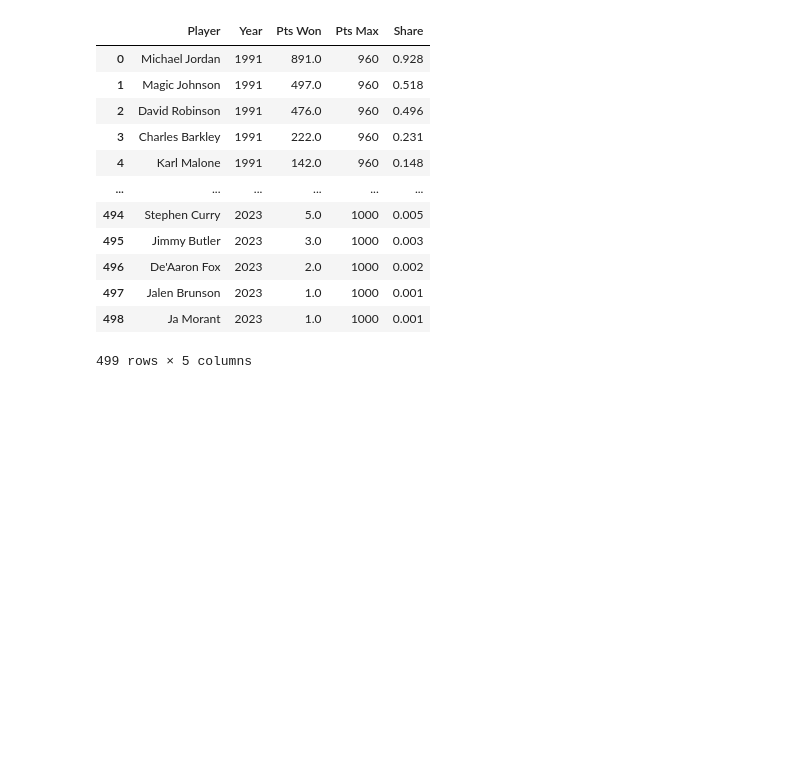
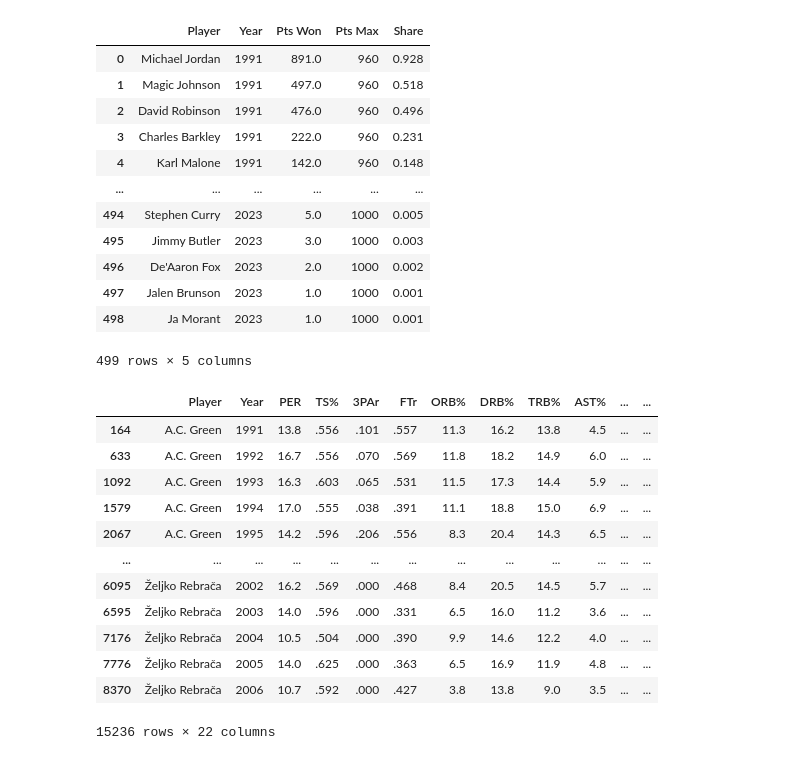
Before and after one commit to Pandabear-67/MVP_Predictor, a Jupyter notebook: data_preprocessing.ipynb, the cells around one changed output. Drawn from its saved outputs; the diff is of its cells as text; code cells hidden in the pictures; blank space fills up the shorter version.

Commit message:
Added advanced player stats to existing player database

```diff
--- a/data_preprocessing.ipynb
+++ b/data_preprocessing.ipynb
@@ -162,5 +216,6 @@ del players["Unnamed: 0"]
 # %%
 players["Player"] = players["Player"].str.replace("*","",regex=False)
+advanced_stats["Player"] = advanced_stats["Player"].str.replace("*","",regex=False)
 # %%
 def single_row(df):
     if df.shape[0] == 1:
@@ -169,7 +224,31 @@ def single_row(df):
         row = df[df["Tm"] == "TOT"]
         row["Tm"] = df.iloc[-1,:]["Tm"]
         return row
+advanced_stats = advanced_stats.groupby(["Player", "Year"]).apply(single_row)
 players = players.groupby(["Player", "Year"]).apply(single_row)
+# %%
+advanced_stats.index = advanced_stats.index.droplevel()
+advanced_stats.index = advanced_stats.index.droplevel()
 # %%
 players.index = players.index.droplevel()
 players.index = players.index.droplevel()
+# %%
+advanced_stats = advanced_stats[['Player','Year','PER', 'TS%',
+       '3PAr', 'FTr', 'ORB%', 'DRB%', 'TRB%', 'AST%', 'STL%', 'BLK%', 'TOV%',
+       'USG%', 'OWS', 'DWS', 'WS', 'WS/48', 'OBPM', 'DBPM', 'BPM', 'VORP']]
+# %%
+advanced_stats
+# %% [output]
+|  | Player | Year | PER | TS% | 3PAr | FTr | ORB% | DRB% | TRB% | AST% | ... | ... |
+| 164 | A.C. Green | 1991 | 13.8 | .556 | .101 | .557 | 11.3 | 16.2 | 13.8 | 4.5 | ... | ... |
+| 633 | A.C. Green | 1992 | 16.7 | .556 | .070 | .569 | 11.8 | 18.2 | 14.9 | 6.0 | ... | ... |
+| 1092 | A.C. Green | 1993 | 16.3 | .603 | .065 | .531 | 11.5 | 17.3 | 14.4 | 5.9 | ... | ... |
+| 1579 | A.C. Green | 1994 | 17.0 | .555 | .038 | .391 | 11.1 | 18.8 | 15.0 | 6.9 | ... | ... |
+| 2067 | A.C. Green | 1995 | 14.2 | .596 | .206 | .556 | 8.3 | 20.4 | 14.3 | 6.5 | ... | ... |
+| ... | ... | ... | ... | ... | ... | ... | ... | ... | ... | ... | ... | ... |
+| 6095 | Željko Rebrača | 2002 | 16.2 | .569 | .000 | .468 | 8.4 | 20.5 | 14.5 | 5.7 | ... | ... |
+| 6595 | Željko Rebrača | 2003 | 14.0 | .596 | .000 | .331 | 6.5 | 16.0 | 11.2 | 3.6 | ... | ... |
+| 7176 | Željko Rebrača | 2004 | 10.5 | .504 | .000 | .390 | 9.9 | 14.6 | 12.2 | 4.0 | ... | ... |
+| 7776 | Željko Rebrača | 2005 | 14.0 | .625 | .000 | .363 | 6.5 | 16.9 | 11.9 | 4.8 | ... | ... |
+| 8370 | Željko Rebrača | 2006 | 10.7 | .592 | .000 | .427 | 3.8 | 13.8 | 9.0 | 3.5 | ... | ... |
+15236 rows × 22 columns
```
Also changed, not shown: parts of 14 cells of this notebook, 36 other files.
